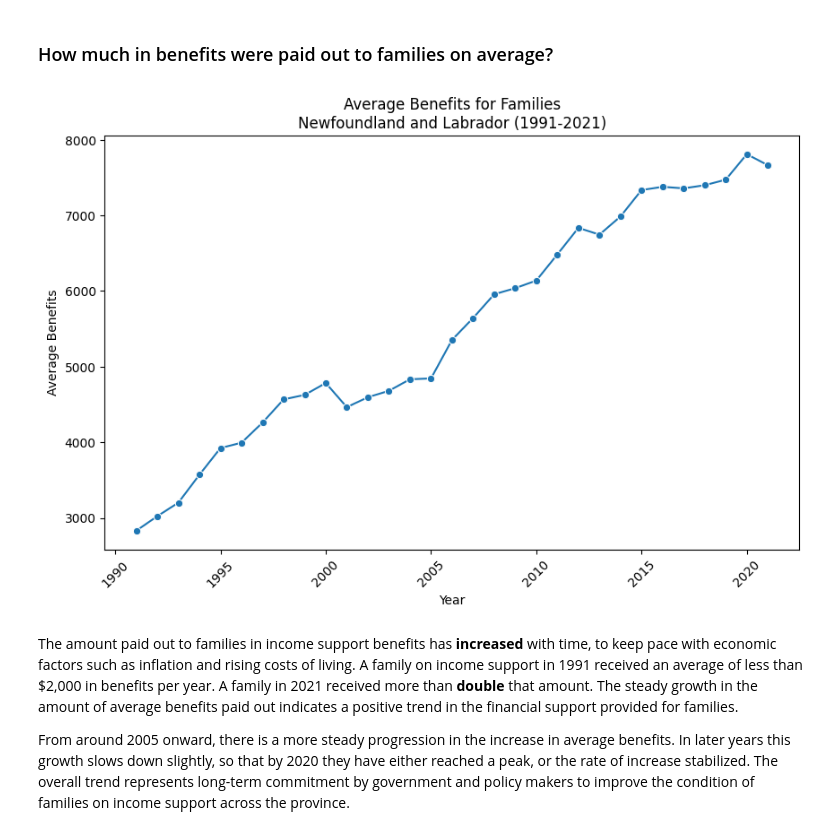
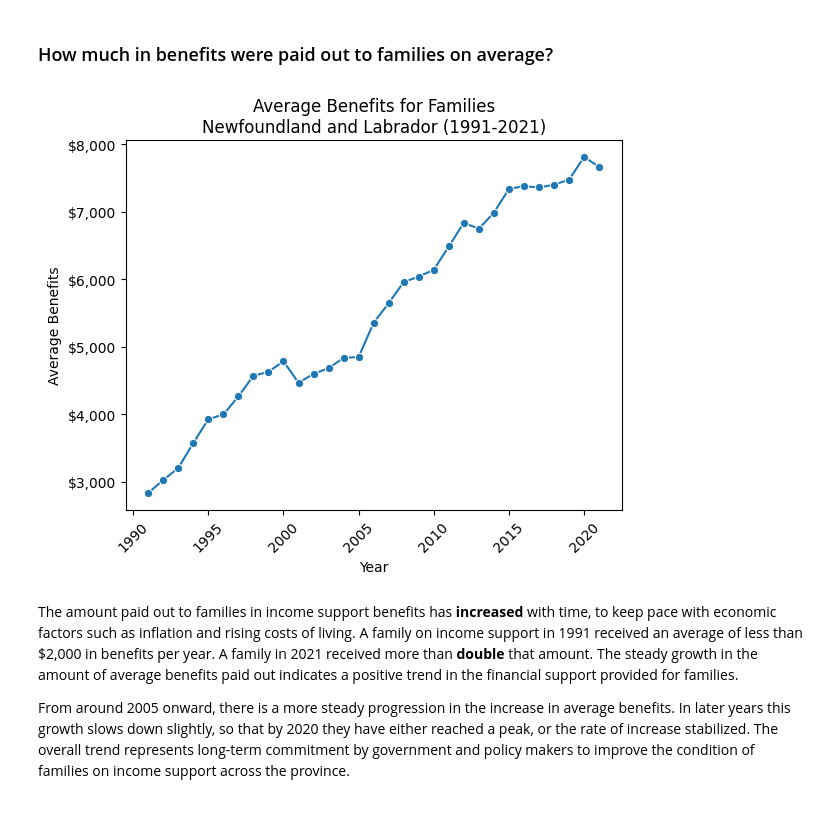
Before and after one commit to sa0v/Income_Support, a Jupyter notebook: Income Support.ipynb, the cells around one changed output. Cells and saved outputs as stored; diff of their text form; code cells hidden in the pictures.

Commit message:
Displaying currency on y axis

```diff
--- a/Income Support.ipynb
+++ b/Income Support.ipynb
@@ -724,29 +724,38 @@ The majority of families on income support have only **one** child.
 # %% [markdown]
 ### How much in benefits were paid out to families on average?
 # %%
+import matplotlib.pyplot as plt
+import seaborn as sns
+from matplotlib.ticker import FuncFormatter
+
 df = data.copy()
-df.dropna(subset=[
-    "Total.Families..Average.benefits"
-],inplace=True)
+df.dropna(subset=["Total.Families..Average.benefits"], inplace=True)
 
 df = df.groupby('Year')['Total.Families..Average.benefits'].mean().sort_values(ascending=False).reset_index()
-# Create a Seaborn line plot.
-plt.figure(figsize=(10, 6))
+
 sns.lineplot(
     data=df,
     x='Year',
     y='Total.Families..Average.benefits',
     marker='o',
     color='tab:blue'
 )
+
+# Format y-axis as currency.
+def currency_formatter(x, pos):
+    return f'${x:,.0f}'
+
+plt.gca().yaxis.set_major_formatter(FuncFormatter(currency_formatter))
+
 plt.title('Average Benefits for Families\nNewfoundland and Labrador (1991-2021)')
 plt.xlabel('Year')
 plt.ylabel('Average Benefits')
 plt.grid(False)
 plt.xticks(rotation=45)
+
 plt.show()
 # %% [output]
-[figure, old version]
+[figure, new version]
 # %% [markdown]
 The amount paid out to families in income support benefits has **increased** with time, to keep pace with economic factors such as inflation and rising costs of living. A family on income support in 1991 received an average of less than $2,000 in benefits per year. A family in 2021 received more than **double** that amount. The steady growth in the amount of average benefits paid out indicates a positive trend in the financial support provided for families.
 
```
Also changed, not shown: parts of 1 cell of this notebook.
